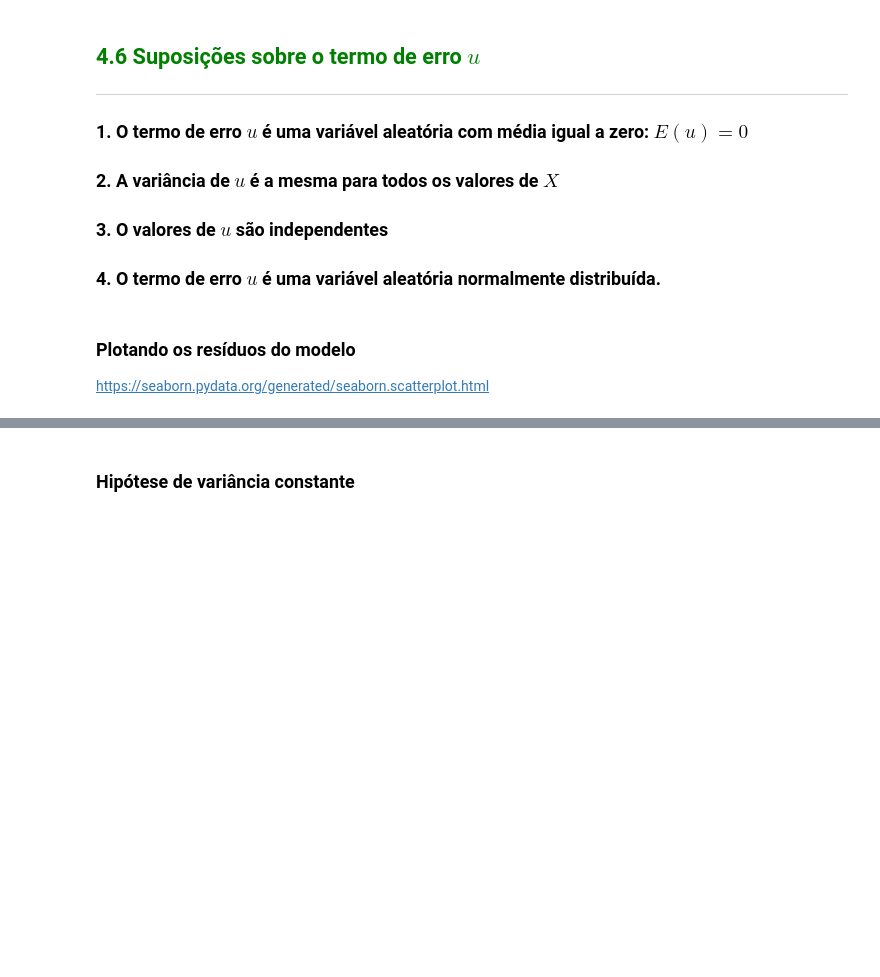
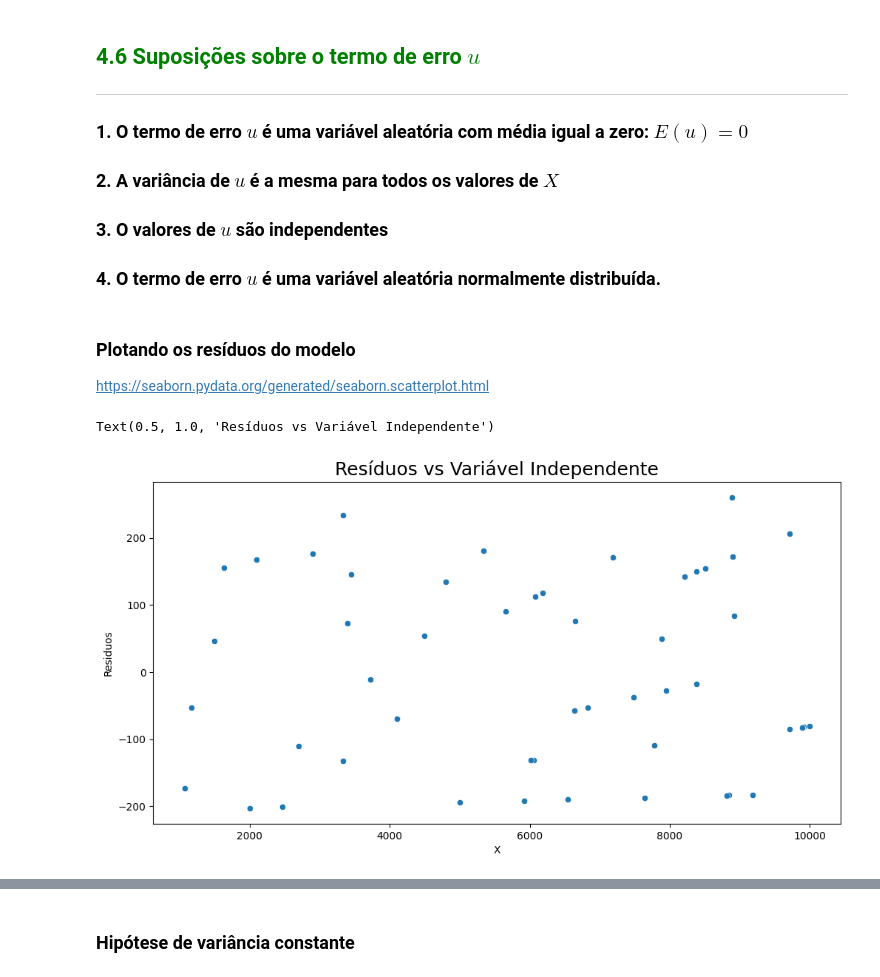
Before and after one commit to lemaldonadogm/Courses, a Jupyter notebook: Statistics/Parte 4 - Correlação e Regressão/Curso_de_Estatística_Parte_4.ipynb, the cells around one changed output, grey strips where cells are left out. Cells and saved outputs as stored; diff of their text form; code cells hidden in the pictures; blank space fills up the shorter version.

Commit message:
resíduos

```diff
--- a/Statistics/Parte 4 - Correlação e Regressão/Curso_de_Estatística_Parte_4.ipynb
+++ b/Statistics/Parte 4 - Correlação e Regressão/Curso_de_Estatística_Parte_4.ipynb
@@ -1009,3 +1009,6 @@ Como vimos anteriormente, o resíduo da i-ésima observação é a diferença en
 # $$\hat{u}_i = Y_i - \hat{Y}_i$$
 # %% [markdown]
 Em outras palavras, $\hat{u}_i$ é o erro obtido ao se utilizar a equação de regressão estimada para prever o valor da variável dependente.
+# %%
+dataset['residuos_calc'] = dataset['Y'] - dataset['Y previsto']
+dataset.head()
@@ -1011,0 +1022,3 @@ Em outras palavras, $\hat{u}_i$ é o erro obtido ao se utilizar a equação de r
+# %%
+dataset['Residuos'] = resultado_regressao.resid
+dataset.head()
@@ -1011,0 +1032,3 @@ Em outras palavras, $\hat{u}_i$ é o erro obtido ao se utilizar a equação de r
+# %%
+dataset.drop(['residuos_calc'], axis=1, inplace=True)
+dataset
@@ -1021,3 +1066,12 @@ Em outras palavras, $\hat{u}_i$ é o erro obtido ao se utilizar a equação de r
 ### Plotando os resíduos do modelo
 
 https://seaborn.pydata.org/generated/seaborn.scatterplot.html
+# %%
+## Faço esse gráfico para enxergar visualmente que é uma variável independente e aleatória.
+## Uso o x para casos de regressões lineares SIMPLES, onde só tem 1 variável que depende de Y.
+ax = sns.scatterplot(x = dataset['X'], y = dataset['Residuos'])
+ax.figure.set_size_inches(12,6)
+ax.set_title('Resíduos vs Variável Independente', fontsize = 18)
+# %% [output]
+Text(0.5, 1.0, 'Resíduos vs Variável Independente')
+[figure, added]
```
Also changed, not shown: parts of 6 cells of this notebook, 1 other file.
